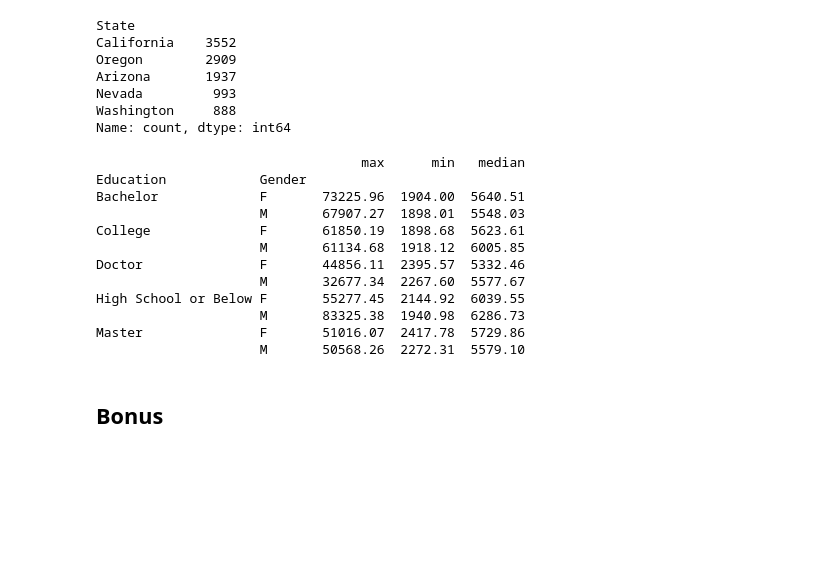
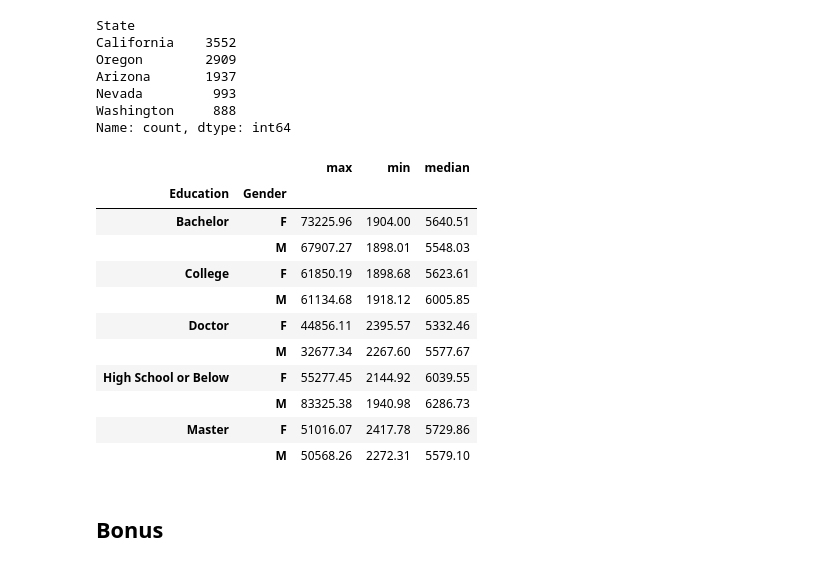
Before and after one commit to data-bootcamp-v4/lab-dw-data-aggregation-and-filtering, a Jupyter notebook: lab-dw-aggregating.ipynb, the cells around one changed output. Saved outputs shown, nothing was run; the diff lists cells and outputs as text; code cells hidden in the pictures; blank space fills up the shorter version.

```diff
--- a/lab-dw-aggregating.ipynb
+++ b/lab-dw-aggregating.ipynb
@@ -136,22 +137,22 @@ Name: count, dtype: int64
 # %%
 #4
 estadisticas = df.groupby(['Education', 'Gender'])['Customer Lifetime Value'].agg(['max', 'min', 'median']).round(2)
 
 # Mostrar la tabla resultante
-print(estadisticas)
+estadisticas
 # %% [output]
-                                  max      min   median
-Education            Gender
-Bachelor             F       73225.96  1904.00  5640.51
-                     M       67907.27  1898.01  5548.03
-College              F       61850.19  1898.68  5623.61
-                     M       61134.68  1918.12  6005.85
-Doctor               F       44856.11  2395.57  5332.46
-                     M       32677.34  2267.60  5577.67
-High School or Below F       55277.45  2144.92  6039.55
-                     M       83325.38  1940.98  6286.73
-Master               F       51016.07  2417.78  5729.86
-                     M       50568.26  2272.31  5579.10
+|  |  | max | min | median |
+| Education | Gender |  |  |  |
+| Bachelor | F | 73225.96 | 1904.00 | 5640.51 |
+|  | M | 67907.27 | 1898.01 | 5548.03 |
+| College | F | 61850.19 | 1898.68 | 5623.61 |
+|  | M | 61134.68 | 1918.12 | 6005.85 |
+| Doctor | F | 44856.11 | 2395.57 | 5332.46 |
+|  | M | 32677.34 | 2267.60 | 5577.67 |
+| High School or Below | F | 55277.45 | 2144.92 | 6039.55 |
+|  | M | 83325.38 | 1940.98 | 6286.73 |
+| Master | F | 51016.07 | 2417.78 | 5729.86 |
+|  | M | 50568.26 | 2272.31 | 5579.10 |
 # %% [markdown]
 ## Bonus
 # %% [markdown]
```
Also changed, not shown: parts of 2 cells of this notebook.
